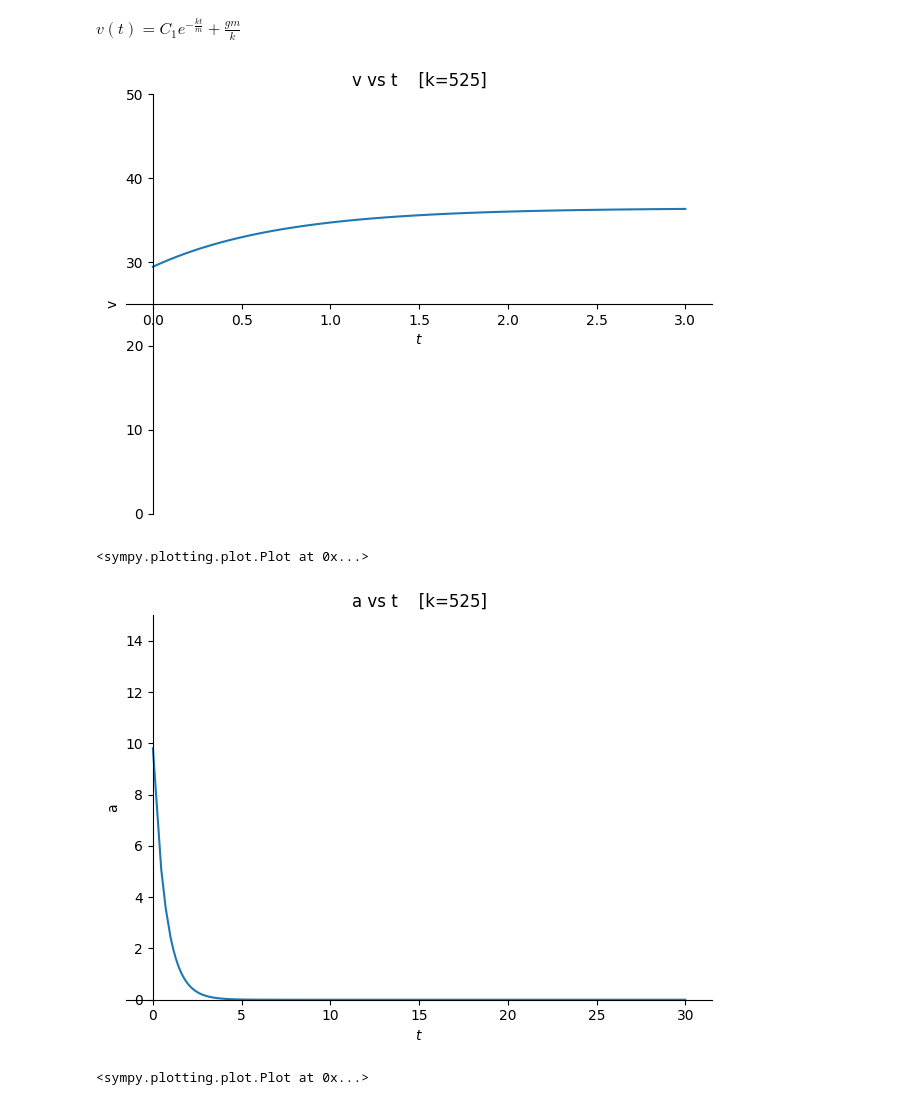
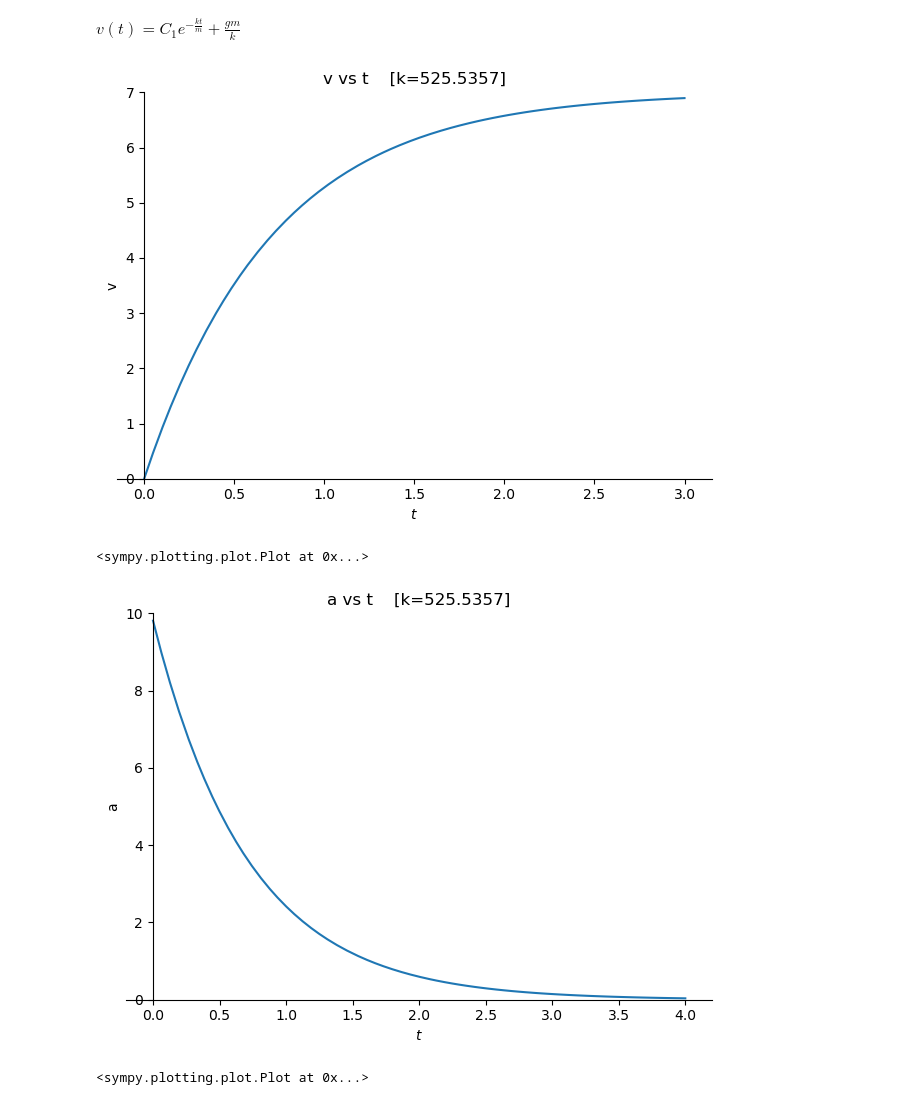
Before and after one commit to Jose-AE/F1014B, a Jupyter notebook: F1014B-R/R.ipynb, the cells around one changed output. Saved outputs shown, nothing was run; the diff lists cells and outputs as text; code cells hidden in the pictures.

```diff
--- a/F1014B-R/R.ipynb
+++ b/F1014B-R/R.ipynb
@@ -26,10 +26,9 @@ sol
 $\displaystyle v{\left(t \right)} = C_{1} e^{- \frac{k t}{m}} + \frac{g m}{k}$
 # %%
 # substituir valores
-ff_time = 3
 m = 375
 g = 9.81
-k = 525
+k = 525.5357
 C1 = (-g * m) / k
 
 
@@ -37,26 +36,26 @@ def_v_fun = v_fun.subs({C1_s: C1, k_s: k, g_s: g, m_s: m})
 # %%
 # graficar v vs t
 sp.plot(
     def_v_fun,
-    (t_s, 0, ff_time),
-    ylim=[0, 50],
+    (t_s, 0, 3),
+    ylim=[0, 7],
     ylabel="v",
     title=f"v vs t    [k={k}]",
     label="Caida libre ",
 )
 # %% [output]
-[figure, old version]
+[figure, new version]
 <sympy.plotting.plot.Plot at 0x...>
 # %%
 # graficar a vs t
 sp.plot(
     def_v_fun.diff(t_s),
-    (t_s, 0, 30),
-    ylim=[0, 15],
+    (t_s, 0, 4),
+    ylim=[0, 10],
     ylabel="a",
     title=f"a vs t    [k={k}]",
     label="Caida con resistencia ",
 )
 # %% [output]
-[figure, old version]
+[figure, new version]
 <sympy.plotting.plot.Plot at 0x...>
```
